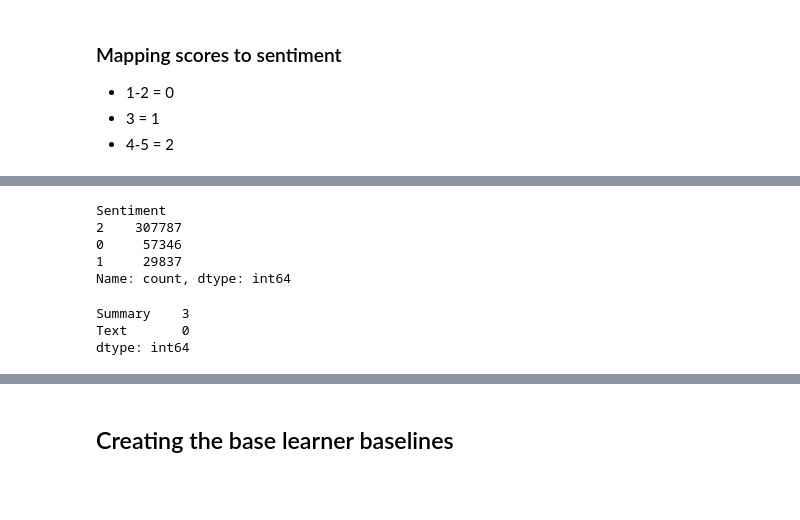
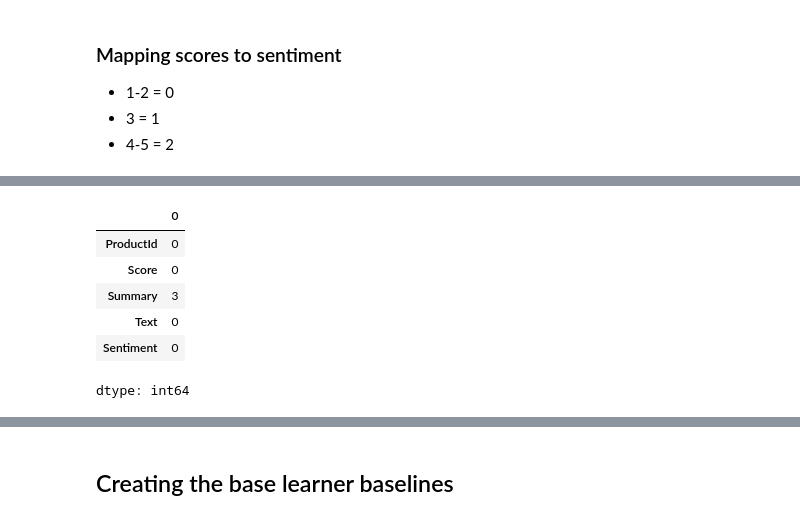
Before and after one commit to Mahaselvi/amazon-fine-foods-sentiment, a Jupyter notebook: Amazon_reviews.ipynb, the cells around one changed output, grey strips where cells are left out. Saved outputs shown, nothing was run; the diff lists cells and outputs as text; code cells hidden in the pictures; blank space fills up the shorter version.

```diff
--- a/Amazon_reviews.ipynb
+++ b/Amazon_reviews.ipynb
@@ -107,8 +88,0 @@ Name: Sentiment, Length: 394970, dtype: int64
-# %%
-y.value_counts()
-# %% [output]
-Sentiment
-2    307787
-0     57346
-1     29837
-Name: count, dtype: int64
@@ -117,7 +93,11 @@ x=df.drop(columns=['Score','Sentiment','ProductId'])
 # %%
-x.isnull().sum()
+df.isnull().sum()
 # %% [output]
+|  | 0 |
+| ProductId | 0 |
+| Score | 0 |
+| Summary | 3 |
+| Text | 0 |
+| Sentiment | 0 |
-Summary    3
-Text       0
 dtype: int64
 # %%
```
Also changed, not shown: parts of 23 cells of this notebook.
